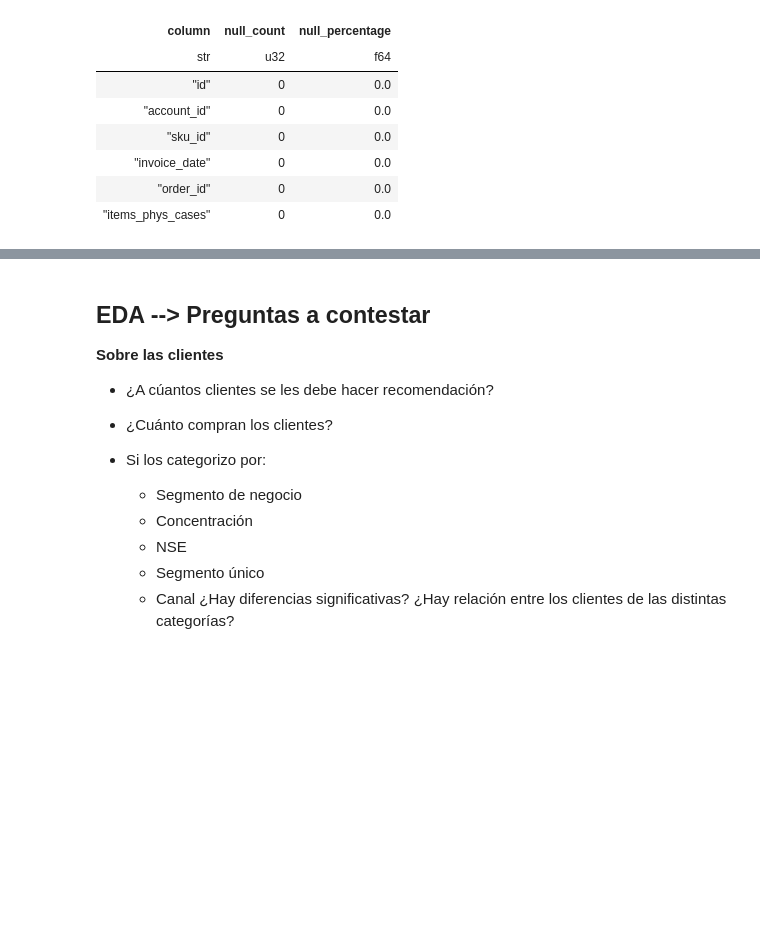
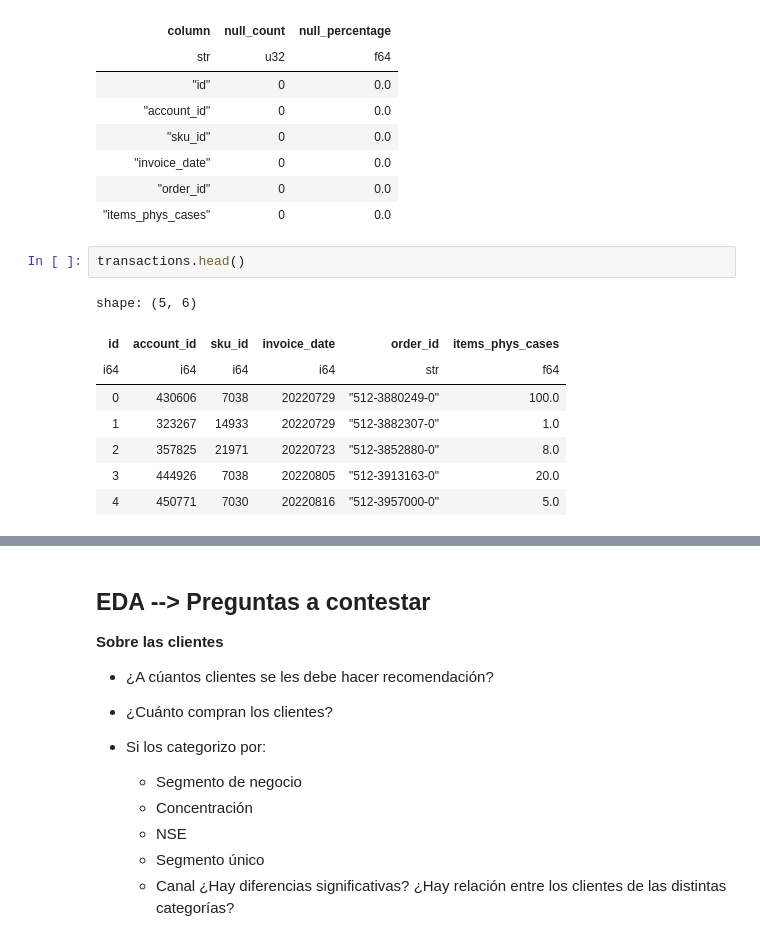
Before and after one commit to iair/challenge_AB_InBev, a Jupyter notebook: notebooks/preprocessing_EDA.ipynb, the cells around one changed output, grey strips where cells are left out. Drawn from its saved outputs; the diff is of its cells as text; blank space fills up the shorter version.

```diff
--- a/notebooks/EDA.ipynb
+++ b/notebooks/preprocessing_EDA.ipynb
@@ -590,3 +595,14 @@ shape: (6, 3)
 | "invoice_date" | 0 | 0.0 |
 | "order_id" | 0 | 0.0 |
 | "items_phys_cases" | 0 | 0.0 |
+# %%
+transactions.head()
+# %% [output]
+shape: (5, 6)
+| id | account_id | sku_id | invoice_date | order_id | items_phys_cases |
+| i64 | i64 | i64 | i64 | str | f64 |
+| 0 | 430606 | 7038 | 20220729 | "512-3880249-0" | 100.0 |
+| 1 | 323267 | 14933 | 20220729 | "512-3882307-0" | 1.0 |
+| 2 | 357825 | 21971 | 20220723 | "512-3852880-0" | 8.0 |
+| 3 | 444926 | 7038 | 20220805 | "512-3913163-0" | 20.0 |
+| 4 | 450771 | 7030 | 20220816 | "512-3957000-0" | 5.0 |
```
Also changed, not shown: parts of 15 cells of this notebook, 1 other file.
